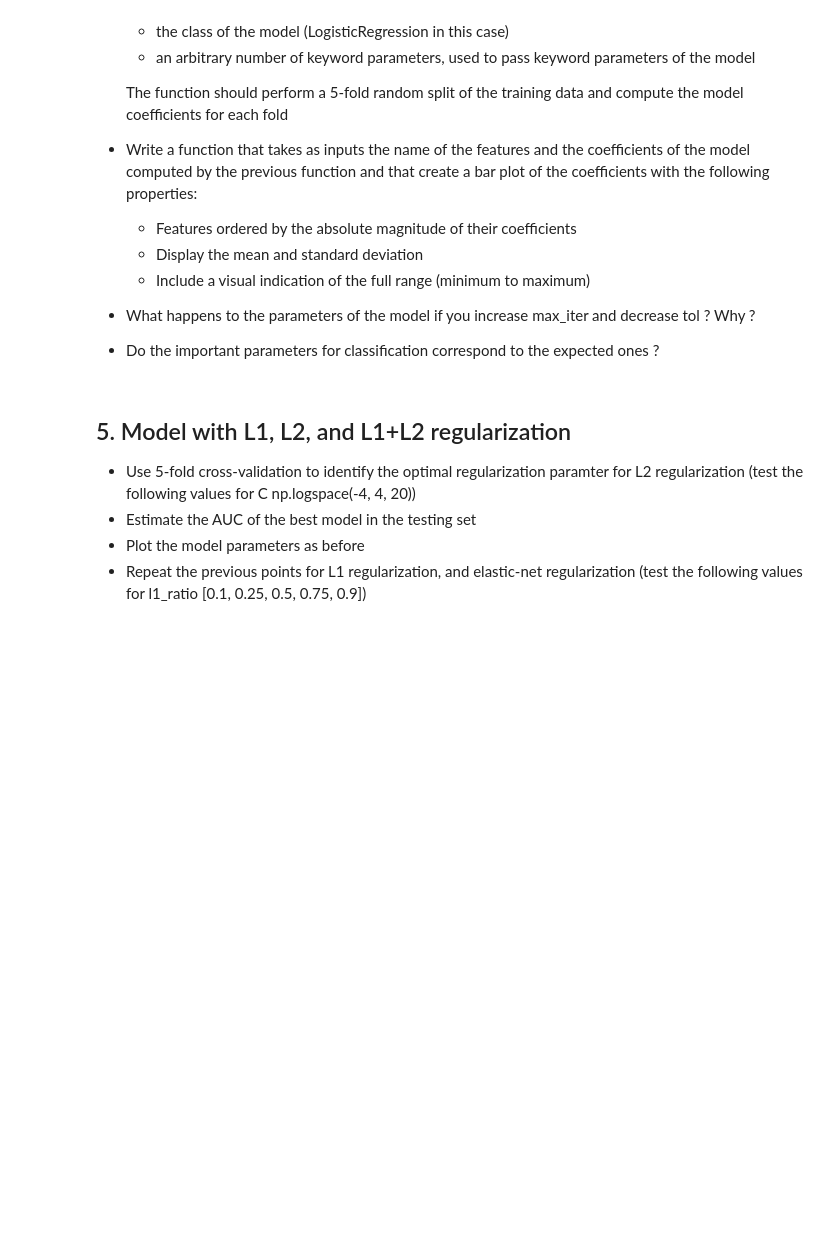
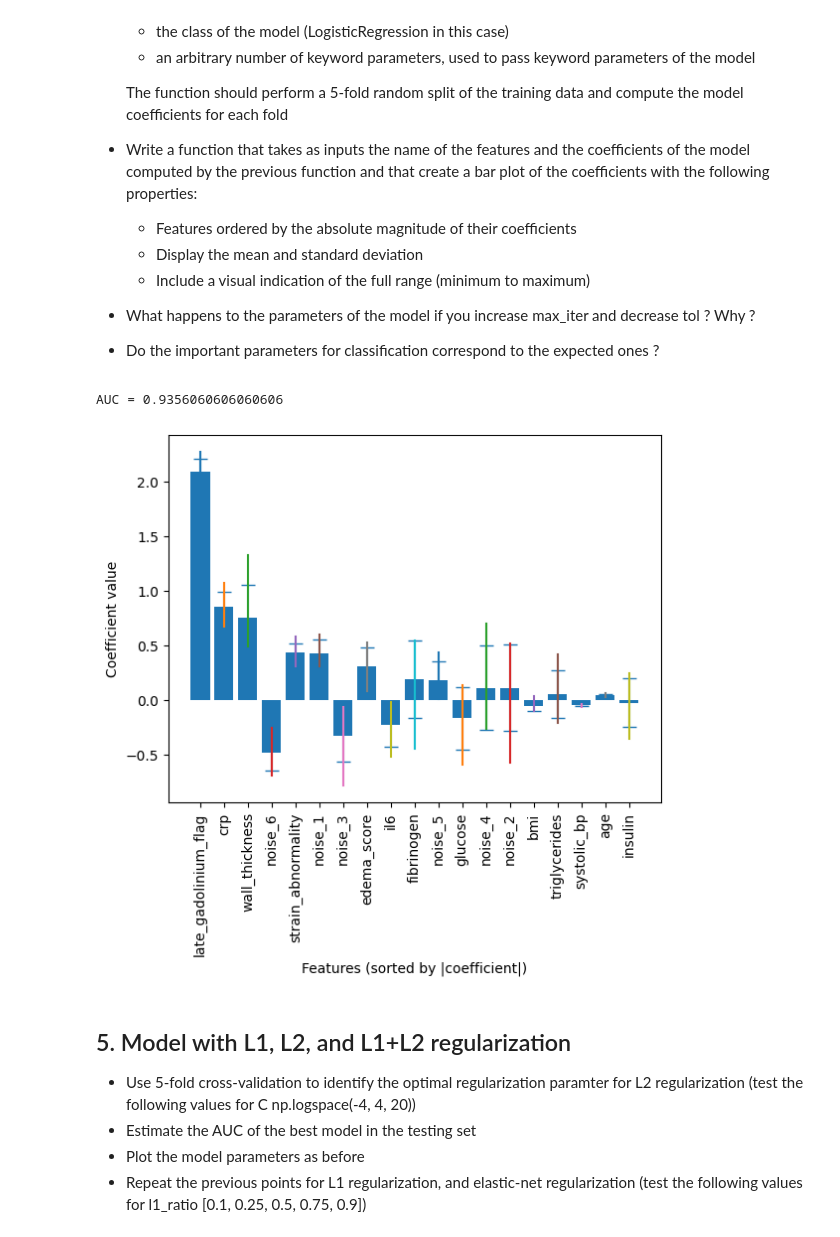
Before and after one commit to MatteoBaraldi/Machine-Learning-for-Bioengineering, a Jupyter notebook: MOD-2/03_classification/exercise_regularization.ipynb, the cells around one changed output. Drawn from its saved outputs; the diff is of its cells as text; code cells hidden in the pictures; blank space fills up the shorter version.

```diff
--- a/MOD-2/03_classification/exercise_regularization.ipynb
+++ b/MOD-2/03_classification/exercise_regularization.ipynb
@@ -273,6 +288,53 @@ class FirthLogisticRegression(BaseEstimator, ClassifierMixin):
 
 * What happens to the parameters of the model if you increase max_iter and decrease tol ? Why ?
 * Do the important parameters for classification correspond to the expected ones ?
+# %%
+model = LogisticRegression(C = np.inf, solver="saga", max_iter=10000)
+model.fit(X_train, y_train)
+prob = model.predict_proba(X_test)[:, 1]
+pred = (prob >= 0.5).astype(int)
+print("AUC =", roc_auc_score(y_test, prob))
+# %% [output]
+AUC = 0.9356060606060606
+# %%
+def estimate_parameters_range(X_train, y_train, model_class, **kwargs):
+    cv = StratifiedKFold(n_splits=5, shuffle=True, random_state=42)
+    coefs = []
+    for train_idx, val_idx in cv.split(X_train, y_train):
+        X_tr = X_train.iloc[train_idx]
+        y_tr = y_train.iloc[train_idx]
+        model = model_class(**kwargs)
+        model.fit(X_tr, y_tr)
+        coef = model.coef_
+        coefs.append(model.coef_.ravel())
+    coefs = np.array(coefs)
+    return coefs
+# %%
+def plot_parameters_range(features, coefs):
+    mean_coef = coefs.mean(axis=0)
+    min_coef = coefs.min(axis=0)
+    max_coef = coefs.max(axis=0)
+    std_coef = coefs.std(axis=0)
+    order = np.argsort(np.abs(mean_coef))[::-1]
+    mean_sorted = mean_coef[order]
+    min_sorted = min_coef[order]
+    max_sorted = max_coef[order]
+    std_sorted = std_coef[order]
+    features_sorted = np.array(features)[order]
+    x = np.arange(len(features_sorted))
+    plt.figure()
+    plt.bar(x, mean_sorted)
+    plt.errorbar(x, mean_sorted, yerr=std_sorted, fmt='none', capsize=5)
+    for i in range(len(features_sorted)):
+        plt.plot([i, i], [min_sorted[i], max_sorted[i]])
+    plt.xticks(x, features_sorted, rotation=90)
+    plt.xlabel("Features (sorted by |coefficient|)")
+    plt.ylabel("Coefficient value")
+# %%
+coefs = estimate_parameters_range(X_train, y_train, LogisticRegression, C=np.inf, solver="saga", max_iter=10000, tol=1e-8)
+plot_parameters_range(features, coefs)
+# %% [output]
+[figure, added]
 # %% [markdown]
 ## 5. Model with L1, L2, and L1+L2 regularization
 
```
Also changed, not shown: parts of 7 cells of this notebook.
